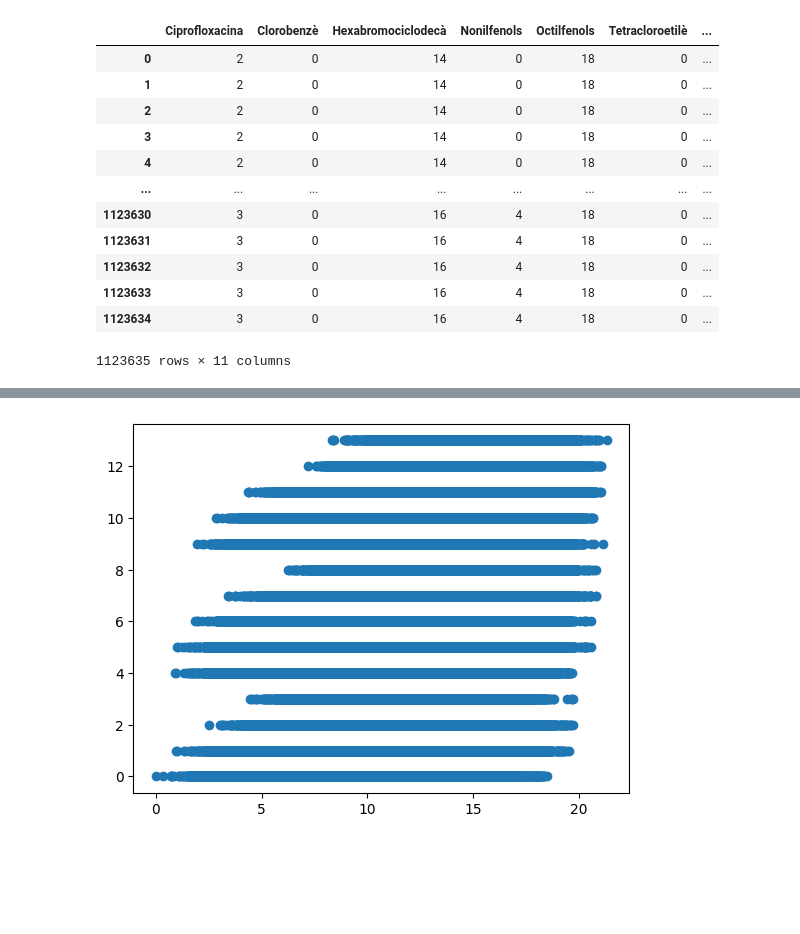
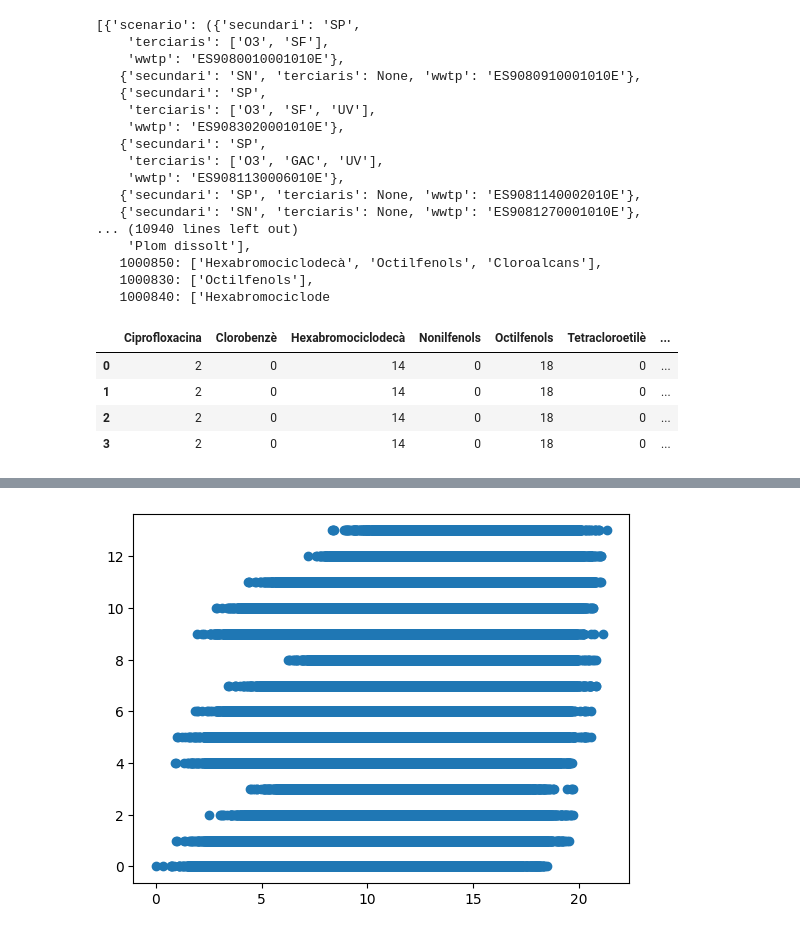
Before and after one commit to icra/traca, a Jupyter notebook: inputs compound generator/scripts/estadistiques_escenaris.ipynb, the cells around one changed output, grey strips where cells are left out. Drawn from its saved outputs; the diff is of its cells as text; code cells hidden in the pictures; blank space fills up the shorter version.

Commit message:
Add no GAC filter statistics

```diff
--- a/inputs compound generator/scripts/estadistiques_escenaris.ipynb
+++ b/inputs compound generator/scripts/estadistiques_escenaris.ipynb
@@ -34,9 +24,37 @@ d = 25
+# %%
+def has_no_gac(scenario):
+    configuration = scenario['scenario']
+    return sum(1 for _ in filter(lambda edar: edar['terciaris'] == ['GAC'], configuration)) == 0
+# %%
+data_sorted = list(filter(has_no_gac, data_sorted))
+# %%
+data_sorted
+# %% [output]
+[{'scenario': ({'secundari': 'SP',
+    'terciaris': ['O3', 'SF'],
+    'wwtp': 'ES9080010001010E'},
+   {'secundari': 'SN', 'terciaris': None, 'wwtp': 'ES9080910001010E'},
+   {'secundari': 'SP',
+    'terciaris': ['O3', 'SF', 'UV'],
+    'wwtp': 'ES9083020001010E'},
+   {'secundari': 'SP',
+    'terciaris': ['O3', 'GAC', 'UV'],
+    'wwtp': 'ES9081130006010E'},
+   {'secundari': 'SP', 'terciaris': None, 'wwtp': 'ES9081140002010E'},
+   {'secundari': 'SN', 'terciaris': None, 'wwtp': 'ES9081270001010E'},
+... (10940 lines left out)
+    'Plom dissolt'],
+   1000850: ['Hexabromociclodecà', 'Octilfenols', 'Cloroalcans'],
+   1000830: ['Octilfenols'],
+   1000840: ['Hexabromociclode
 # %%
 configuracions = []
 incompliments_masses = []
 incompliment_contaminant = []
 # %%
+i = 0
 for obj in data_sorted:
+    i += 1
     scenario = obj['scenario']
     masses_aigua = obj['masses_aigua_valors']
     cost = obj['cost']
@@ -61,26 +79,19 @@ for obj in data_sorted:
             if contaminant in masses_aigua[massa_aigua]:
                 incompliment_per_contaminant[contaminant] += 1
                 n_incompliments += 1
-
     incompliment_contaminant.append(incompliment_per_contaminant)
     obj["Nombre incompliments"] = n_incompliments
     configuracions.append(obj)
 # %%
-pd.DataFrame(incompliment_contaminant)
+df = pd.DataFrame(incompliment_contaminant)
-# %% [output]
-|  | Ciprofloxacina | Clorobenzè | Hexabromociclodecà | Nonilfenols | Octilfenols | Tetracloroetilè | ... |
-| 0 | 2 | 0 | 14 | 0 | 18 | 0 | ... |
-| 1 | 2 | 0 | 14 | 0 | 18 | 0 | ... |
-| 2 | 2 | 0 | 14 | 0 | 18 | 0 | ... |
-| 3 | 2 | 0 | 14 | 0 | 18 | 0 | ... |
-| 4 | 2 | 0 | 14 | 0 | 18 | 0 | ... |
-| ... | ... | ... | ... | ... | ... | ... | ... |
-| 1123630 | 3 | 0 | 16 | 4 | 18 | 0 | ... |
-| 1123631 | 3 | 0 | 16 | 4 | 18 | 0 | ... |
-| 1123632 | 3 | 0 | 16 | 4 | 18 | 0 | ... |
-| 1123633 | 3 | 0 | 16 | 4 | 18 | 0 | ... |
-| 1123634 | 3 | 0 | 16 | 4 | 18 | 0 | ... |
-1123635 rows × 11 columns
+# %%
+df.head(4)
+# %% [output]
+|  | Ciprofloxacina | Clorobenzè | Hexabromociclodecà | Nonilfenols | Octilfenols | Tetracloroetilè | ... |
+| 0 | 2 | 0 | 14 | 0 | 18 | 0 | ... |
+| 1 | 2 | 0 | 14 | 0 | 18 | 0 | ... |
+| 2 | 2 | 0 | 14 | 0 | 18 | 0 | ... |
+| 3 | 2 | 0 | 14 | 0 | 18 | 0 | ... |
 # %%
 incompliments_escenari_base = 56
 # %%
```
Also changed, not shown: parts of 2 cells of this notebook.
